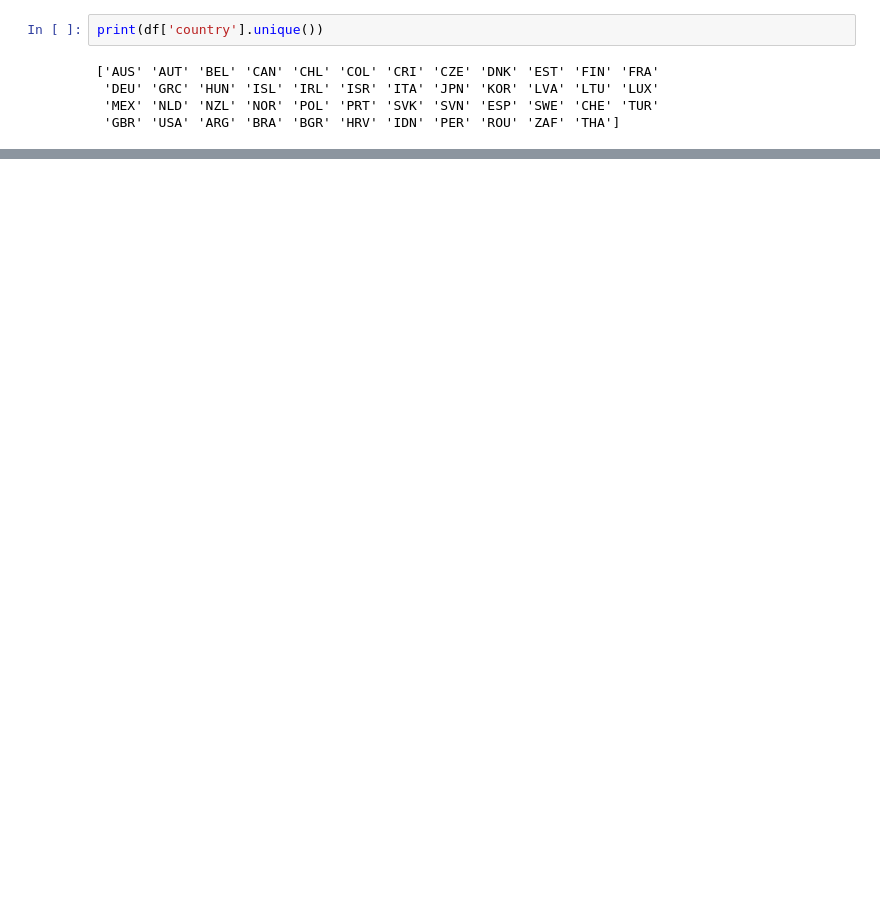
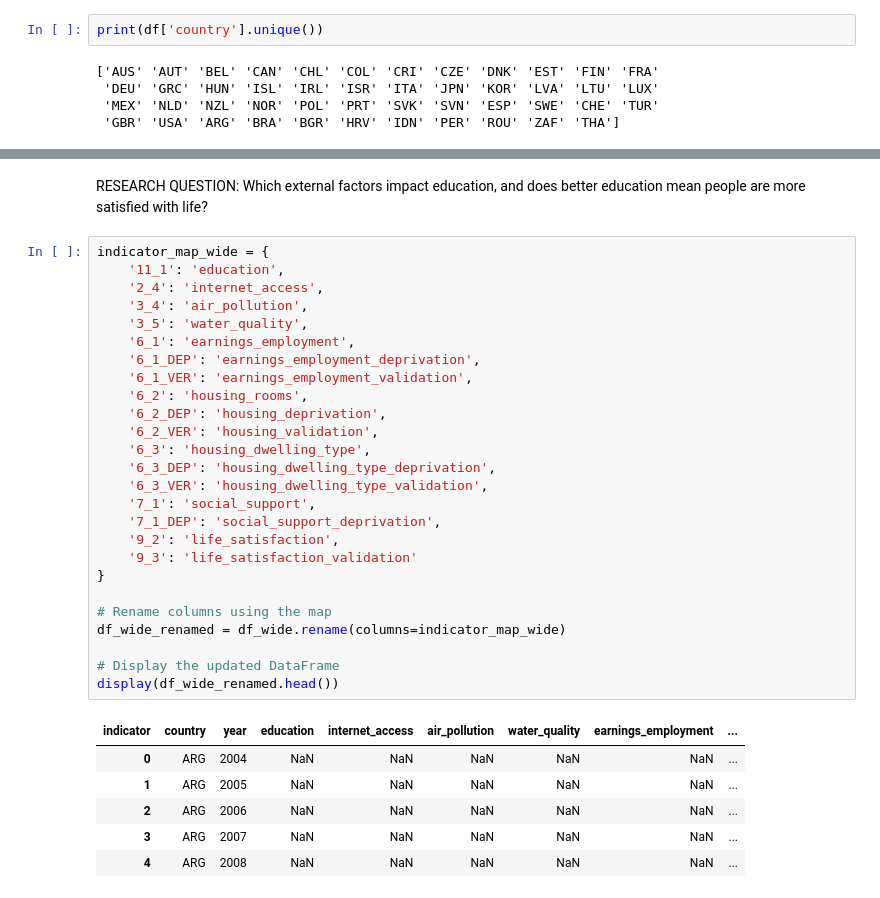
Before and after one commit to Jan12s/betterlifeindex, a Jupyter notebook: better_life_index_edu.ipynb, the cells around one changed output, grey strips where cells are left out. Drawn from its saved outputs; the diff is of its cells as text; blank space fills up the shorter version.

```diff
--- a/better_life_index_edu.ipynb
+++ b/better_life_index_edu.ipynb
@@ -346,0 +268,35 @@ Unique countries in filtered data:
+# %% [markdown]
+RESEARCH QUESTION: Which external factors impact education, and does better education mean people are more satisfied with life?
+# %%
+indicator_map_wide = {
+    '11_1': 'education',
+    '2_4': 'internet_access',
+    '3_4': 'air_pollution',
+    '3_5': 'water_quality',
+    '6_1': 'earnings_employment',
+    '6_1_DEP': 'earnings_employment_deprivation',
+    '6_1_VER': 'earnings_employment_validation',
+    '6_2': 'housing_rooms',
+    '6_2_DEP': 'housing_deprivation',
+    '6_2_VER': 'housing_validation',
+    '6_3': 'housing_dwelling_type',
+    '6_3_DEP': 'housing_dwelling_type_deprivation',
+    '6_3_VER': 'housing_dwelling_type_validation',
+    '7_1': 'social_support',
+    '7_1_DEP': 'social_support_deprivation',
+    '9_2': 'life_satisfaction',
+    '9_3': 'life_satisfaction_validation'
+}
+
+# Rename columns using the map
+df_wide_renamed = df_wide.rename(columns=indicator_map_wide)
+
+# Display the updated DataFrame
+display(df_wide_renamed.head())
+# %% [output]
+| indicator | country | year | education | internet_access | air_pollution | water_quality | earnings_employment | ... |
+| 0 | ARG | 2004 | NaN | NaN | NaN | NaN | NaN | ... |
+| 1 | ARG | 2005 | NaN | NaN | NaN | NaN | NaN | ... |
+| 2 | ARG | 2006 | NaN | NaN | NaN | NaN | NaN | ... |
+| 3 | ARG | 2007 | NaN | NaN | NaN | NaN | NaN | ... |
+| 4 | ARG | 2008 | NaN | NaN | NaN | NaN | NaN | ... |
```
Also changed, not shown: parts of 21 cells of this notebook.
